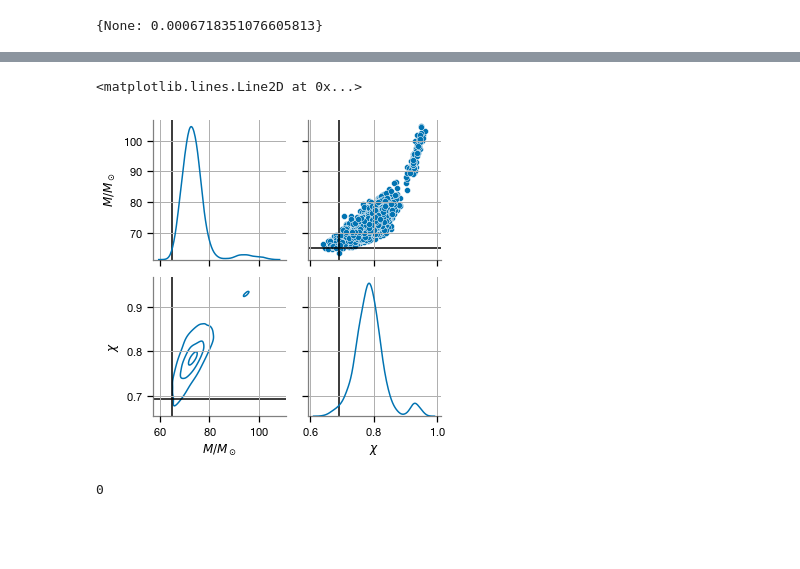
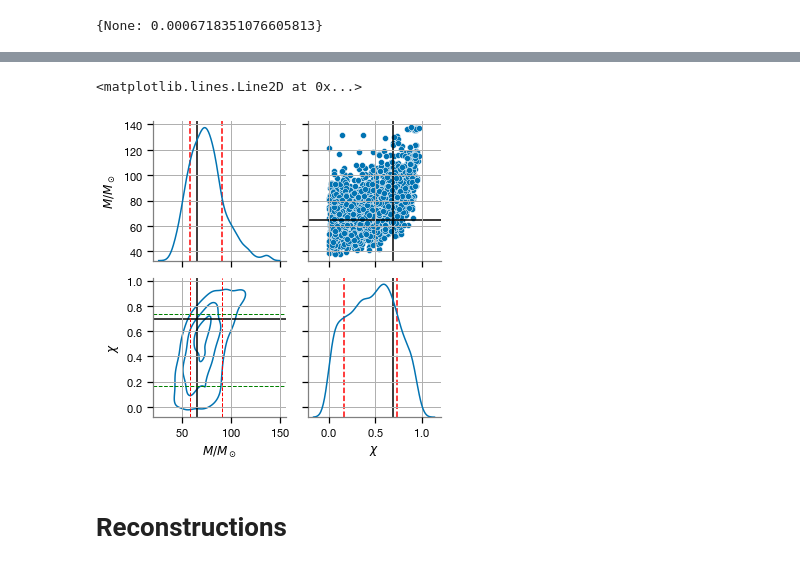
Before and after one commit to Sizheng-Ma/ringdown, a Jupyter notebook: docs/examples/filter_gaussian_noise.ipynb, the cells around one changed output, grey strips where cells are left out. Drawn from its saved outputs; the diff is of its cells as text; code cells hidden in the pictures; blank space fills up the shorter version.

Commit message:
1sigma

```diff
--- a/docs/examples/filter_gaussian_noise.ipynb
+++ b/docs/examples/filter_gaussian_noise.ipynb
@@ -47,7 +47,7 @@ def load_data(iota,beta,t_unit):
 
     h2=(h22[:,1]+1j*h22[:,2])*lal.SpinWeightedSphericalHarmonic(iota,beta,-2,2,2)\
     +(h2m2[:,1]+1j*h2m2[:,2])*lal.SpinWeightedSphericalHarmonic(iota,beta,-2,2,-2)
-    h2=(h22[:,1]+1j*h22[:,2])
+#     h2=(h22[:,1]+1j*h22[:,2])
     ts=np.arange(time[0]+50,time[-1],0.1)
     dtcut=ts[1]-ts[0]
     h2int=interp1d(time,h2)(ts)
@@ -115,3 +113,5 @@ tfinal,signal,ffreq,fpsi422,t_unit=inject_gau(distance=0.1,M_tot=M_est_total)
+# %%
+tfinal,signal,ffreq,fpsi422,t_unit=inject_gau(distance=0.05,M_tot=M_est_total)
 # %%
 cond_data=np.fft.irfft(fac(-ffreq,2,2,0)*fpsi422,norm='ortho',n=len(signal))
 # cond_data=np.fft.irfft(fpsi422,norm='ortho',n=len(signal))
@@ -134,12 +134,12 @@ acf.iloc[0] = 1
 chi_filter=chi
 mass_filter=1.
 # %%
-fit = ringdown.Fit(model='mchi_aligned_ftau', modes=[(1, -2, 2, 2, 1)])
+fit = ringdown.Fit(model='mchi_aligned', modes=[(1, -2, 2, 2, 1),(1, -2, 2, 2, 2)])
 
 fit.add_data(h_raw_strain, acf=acf)
 fit.filter_data(chi_filter,M_est_total*Mf*mass_filter,0)
 
-t0=0*t_unit
+t0=2*t_unit
 T = (100)*t_unit-t0
 T = 0.015
 fit.set_target(t0, duration=T)
@@ -204,28 +210,36 @@ az.plot_trace(fit.result, var_names=['A', 'phi'], compact=True);
+# %%
+Mass_0ne_sigma=quantile(fit.result.posterior.M.values.flatten(),[0.16,1-0.16])
+Spin_0ne_sigma=quantile(fit.result.posterior.chi.values.flatten(),[0.16,1-0.16])
 # %%
 mIMR = M_est_total*Mf
 chiIMR = chi
 
 df = pd.DataFrame({
     r'$M / M_\odot$': fit.result.posterior.M.values.flatten(),
     r'$\chi$': fit.result.posterior.chi.values.flatten()
 })
 pg = sns.PairGrid(df, diag_sharey=False)
 pg.map_diag(sns.kdeplot);
 pg.map_upper(sns.scatterplot);
 pg.map_lower(ringdown.kdeplot_2d_clevels, levels=[0.9, 0.5, 0.1])
 
 pg.axes[0,0].axvline(mIMR, color='k')
+pg.axes[0,0].axvline(Mass_0ne_sigma[0], ls='--', color='r')
+pg.axes[0,0].axvline(Mass_0ne_sigma[1], ls='--', color='r')
 pg.axes[0,1].axvline(chiIMR, color='k')
 pg.axes[0,1].axhline(mIMR, color='k')
 pg.axes[1,0].axhline(chiIMR, color='k')
 pg.axes[1,0].axvline(mIMR, color='k')
+
+pg.axes[1,0].axvline(Mass_0ne_sigma[0], ls='--', color='r',lw=1)
+pg.axes[1,0].axvline(Mass_0ne_sigma[1], ls='--', color='r',lw=1)
+pg.axes[1,0].axhline(Spin_0ne_sigma[0], ls='--', color='g',lw=1)
+pg.axes[1,0].axhline(Spin_0ne_sigma[1], ls='--', color='g',lw=1)
+
 pg.axes[1,1].axvline(chiIMR, color='k')
+pg.axes[1,1].axvline(Spin_0ne_sigma[0], ls='--', color='r')
+pg.axes[1,1].axvline(Spin_0ne_sigma[1], ls='--', color='r')
 # pg.savefig('res.pdf')
 # %% [output]
 <matplotlib.lines.Line2D at 0x...>
-[figure, old version]
+[figure, new version]
-# %%
-import os
-os.system('say "hi"')
-# %% [output]
-0
@@ -231,0 +249,2 @@ os.system('say "hi"')
+# %% [markdown]
+# Reconstructions
```
Also changed, not shown: parts of 14 cells of this notebook.
